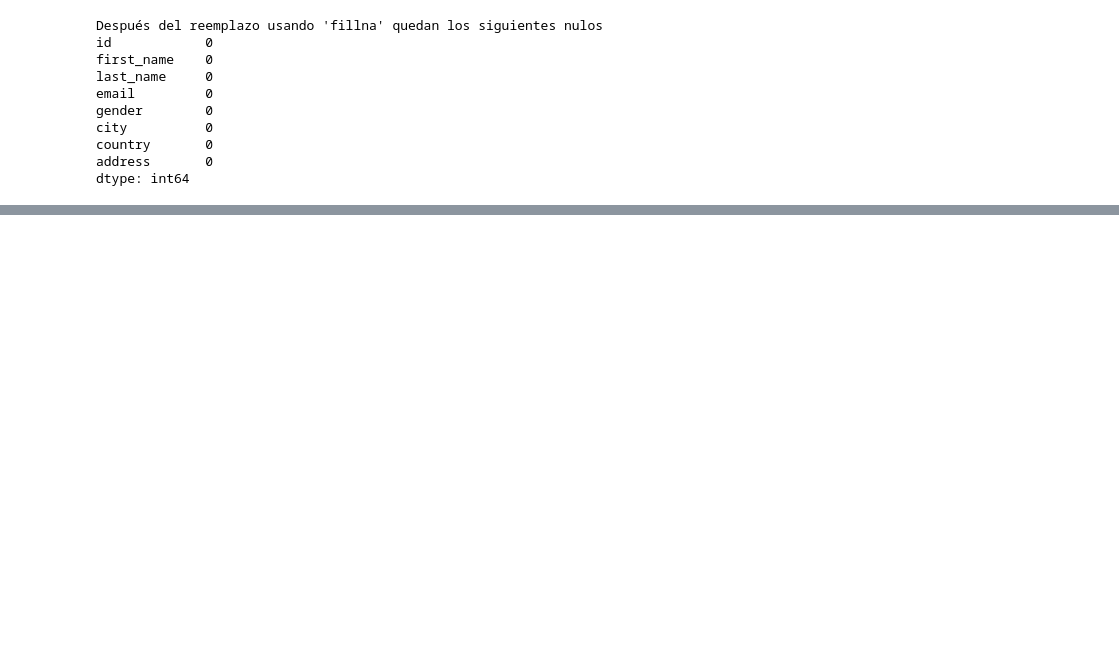
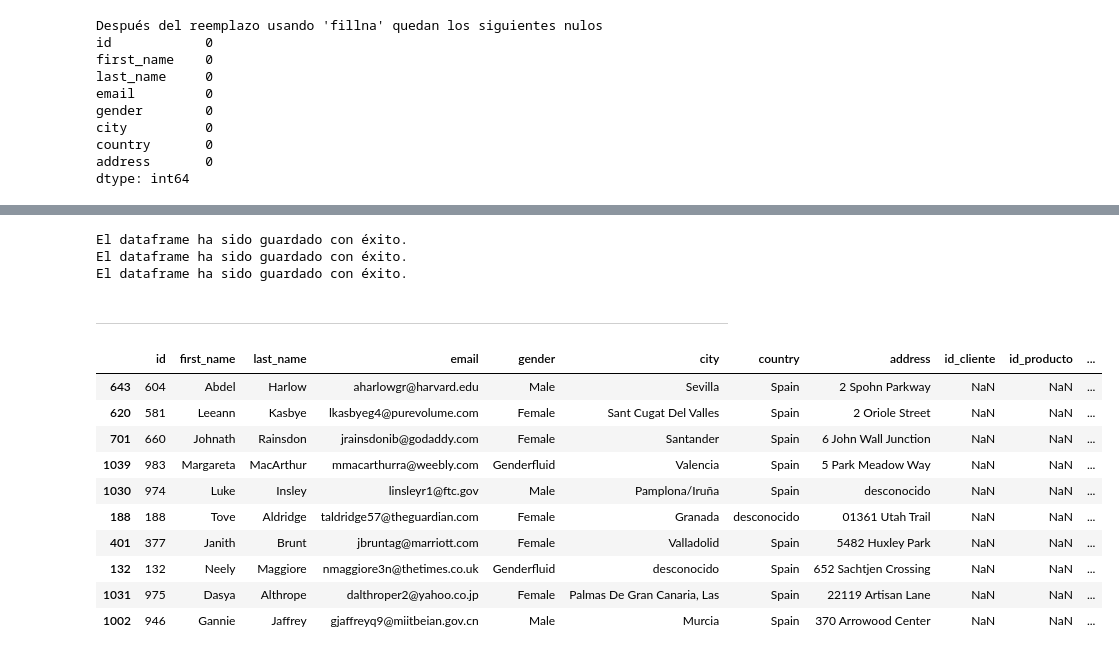
Before and after one commit to lmoraromero/promoG-modulo3-sprint2-pairprogramming-FEDRA-LAURAM, a Jupyter notebook: pair_ETL.ipynb, the cells around one changed output, grey strips where cells are left out. Drawn from its saved outputs; the diff is of its cells as text; code cells hidden in the pictures; blank space fills up the shorter version.

```diff
--- a/pair_ETL.ipynb
+++ b/pair_ETL.ipynb
@@ -245,0 +252,27 @@ df_union
+# %%
+guardado(df_clientes, 'clientes')
+guardado(df_ventas, 'ventas')
+guardado(df_productos, 'productos')
+# %% [output]
+El dataframe ha sido guardado con éxito.
+El dataframe ha sido guardado con éxito.
+El dataframe ha sido guardado con éxito.
+# %% [markdown]
+---------
+# %%
+df_merge = df_clientes.merge( right=df_ventas, how='left',
+                        left_on='id', right_on='id_cliente')
+
+df_merge.sample(10)
+# %% [output]
+|  | id | first_name | last_name | email | gender | city | country | address | id_cliente | id_producto | ... |
+| 643 | 604 | Abdel | Harlow | aharlowgr@harvard.edu | Male | Sevilla | Spain | 2 Spohn Parkway | NaN | NaN | ... |
+| 620 | 581 | Leeann | Kasbye | lkasbyeg4@purevolume.com | Female | Sant Cugat Del Valles | Spain | 2 Oriole Street | NaN | NaN | ... |
+| 701 | 660 | Johnath | Rainsdon | jrainsdonib@godaddy.com | Female | Santander | Spain | 6 John Wall Junction | NaN | NaN | ... |
+| 1039 | 983 | Margareta | MacArthur | mmacarthurra@weebly.com | Genderfluid | Valencia | Spain | 5 Park Meadow Way | NaN | NaN | ... |
+| 1030 | 974 | Luke | Insley | linsleyr1@ftc.gov | Male | Pamplona/Iruña | Spain | desconocido | NaN | NaN | ... |
+| 188 | 188 | Tove | Aldridge | taldridge57@theguardian.com | Female | Granada | desconocido | 01361 Utah Trail | NaN | NaN | ... |
+| 401 | 377 | Janith | Brunt | jbruntag@marriott.com | Female | Valladolid | Spain | 5482 Huxley Park | NaN | NaN | ... |
+| 132 | 132 | Neely | Maggiore | nmaggiore3n@thetimes.co.uk | Genderfluid | desconocido | Spain | 652 Sachtjen Crossing | NaN | NaN | ... |
+| 1031 | 975 | Dasya | Althrope | dalthroper2@yahoo.co.jp | Female | Palmas De Gran Canaria, Las | Spain | 22119 Artisan Lane | NaN | NaN | ... |
+| 1002 | 946 | Gannie | Jaffrey | gjaffreyq9@miitbeian.gov.cn | Male | Murcia | Spain | 370 Arrowood Center | NaN | NaN | ... |
```
Also changed, not shown: parts of 9 cells of this notebook, 3 other files.
